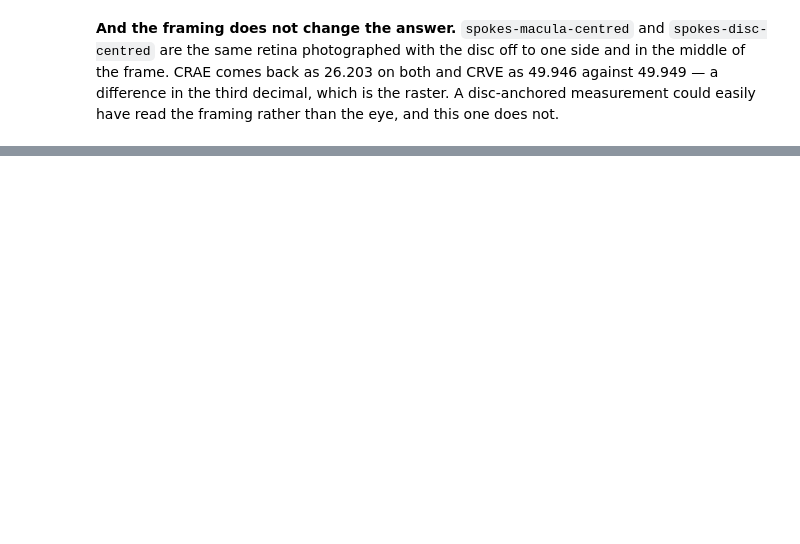
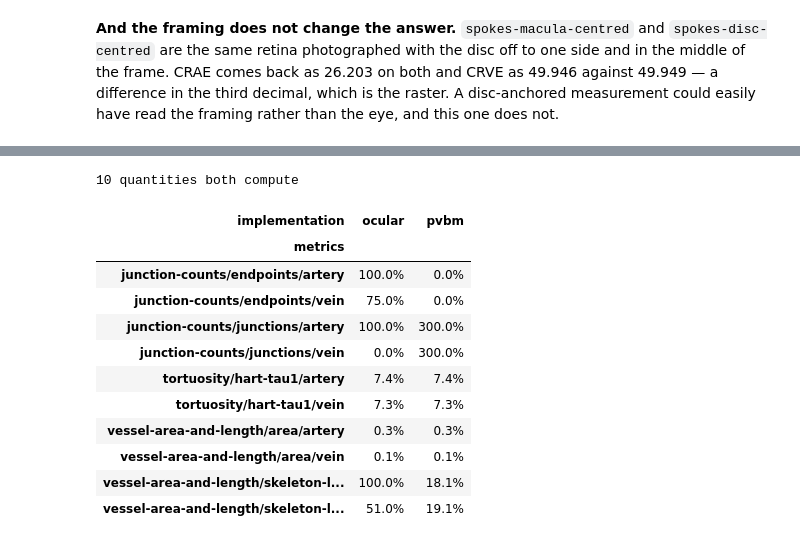
Before and after one commit to staskh/fundus-atlas, a Jupyter notebook: notebooks/biomarker-synthetic-pvbm.ipynb, the cells around one changed output, grey strips where cells are left out. Saved outputs shown, nothing was run; the diff lists cells and outputs as text; code cells hidden in the pictures; blank space fills up the shorter version.

```diff
--- a/notebooks/biomarker-synthetic-pvbm.ipynb
+++ b/notebooks/biomarker-synthetic-pvbm.ipynb
@@ -52,10 +53,16 @@ from biomarkers.utils import catalogue  # noqa: E402
 NAMES = catalogue.load("pvbm").declare()["names"]
 
 
+#: This notebook is about one implementation. `results/` now holds several, and a column one of
+#: them does not compute is not a missing value — it is a different program. Sections 1 to 8 read
+#: PVBM alone; section 9 reads OCULAR beside it deliberately.
+SUBJECT = "pvbm"
+
+
 def evidence() -> pd.DataFrame:
-    """Every rendering, one row each, as the run recorded it."""
+    """Every rendering of this notebook's subject, one row each, as the run recorded it."""
     frames = []
-    for path in sorted(RESULTS.glob("*/*.csv")):
+    for path in sorted((RESULTS / SUBJECT).glob("*.csv")):
         frame = pd.read_csv(path)
         frame["implementation"] = path.parent.name
         frames.append(frame)
@@ -768,0 +786,56 @@ read the framing rather than the eye, and this one does not.
+# %%
+FAMILY = benchmark.FAMILIES["biomarker-synthetic-pvbm"]
+
+family_rows = []
+for slug in FAMILY:
+    for path in sorted((RESULTS / slug).glob("*.csv")):
+        frame = pd.read_csv(path)
+        frame["implementation"] = slug
+        family_rows.append(frame)
+family = pd.concat(family_rows, ignore_index=True)
+
+both = []
+for _, row in family.iterrows():
+    for name in family.columns:
+        if not name.startswith("said_"):
+            continue
+        key = name[len("said_") :]
+        said, theory = row[name], row.get(f"theory_{key}")
+        if pd.isna(said) or pd.isna(theory):
+            continue
+        both.append(
+            {
+                "implementation": row["implementation"],
+                "shape": row["shape"],
+                "metrics": key,
+                "said": float(said),
+                "theory": float(theory),
+                "relative error": (float(said) - float(theory)) / float(theory)
+                if float(theory)
+                else np.nan,
+            }
+        )
+both = pd.DataFrame(both)
+shared_names = sorted(
+    set(both[both.implementation == "pvbm"].metrics)
+    & set(both[both.implementation == "ocular"].metrics)
+)
+print(f"{len(shared_names)} quantities both compute")
+both[both.metrics.isin(shared_names)].pivot_table(
+    index="metrics", columns="implementation", values="relative error",
+    aggfunc=lambda e: e.abs().max(),
+).style.format("{:.1%}")
+# %% [output]
+10 quantities both compute
+| implementation | ocular | pvbm |
+| metrics |  |  |
+| junction-counts/endpoints/artery | 100.0% | 0.0% |
+| junction-counts/endpoints/vein | 75.0% | 0.0% |
+| junction-counts/junctions/artery | 100.0% | 300.0% |
+| junction-counts/junctions/vein | 0.0% | 300.0% |
+| tortuosity/hart-tau1/artery | 7.4% | 7.4% |
+| tortuosity/hart-tau1/vein | 7.3% | 7.3% |
+| vessel-area-and-length/area/artery | 0.3% | 0.3% |
+| vessel-area-and-length/area/vein | 0.1% | 0.1% |
+| vessel-area-and-length/skeleton-l... | 100.0% | 18.1% |
+| vessel-area-and-length/skeleton-l... | 51.0% | 19.1% |
```
Also changed, not shown: parts of 6 cells of this notebook, 24 other files.
